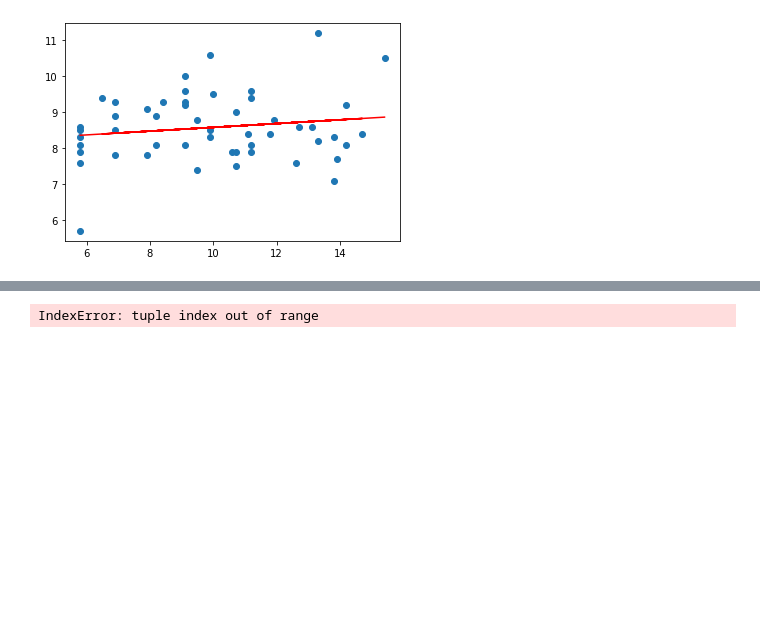
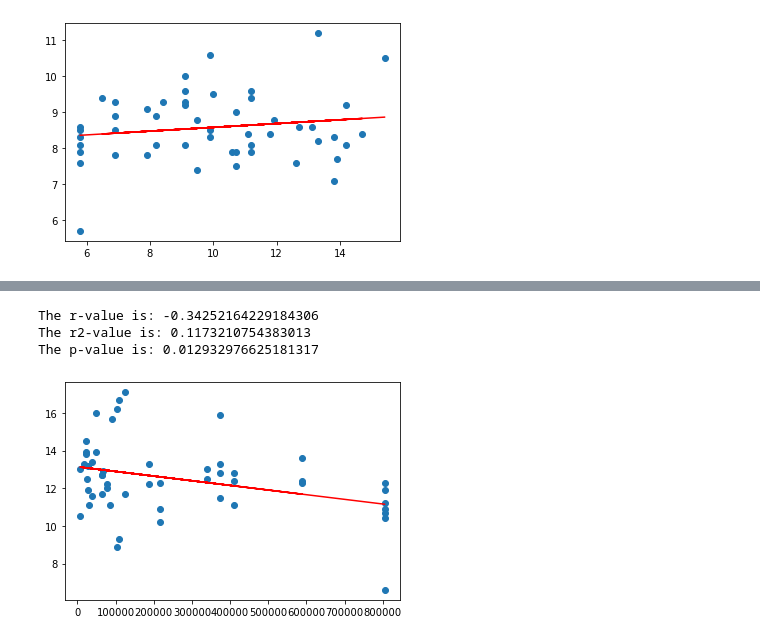
Before and after one commit to fisher1916/healthcare-disparities, a Jupyter notebook: Analysis/General_Demo_Analysis.ipynb, the cells around one changed output, grey strips where cells are left out. Cells and saved outputs as stored; diff of their text form; code cells hidden in the pictures; blank space fills up the shorter version.

```diff
--- a/Analysis/General_Demo_Analysis.ipynb
+++ b/Analysis/General_Demo_Analysis.ipynb
@@ -127,0 +171,4 @@ The p-value is: 0.2759471876468655
+# %%
+#Make Heart Failure DF
+HFDF = ORGenData.loc[ORGenData["Measure Name"] == "Death rate for heart failure patients"]
+HFDF.head()
@@ -128,22 +183,18 @@ The p-value is: 0.2759471876468655
 # %%
-# Plot a scatter and regression of annual river depth and salmon counts to see if any correlation
+# Plot a scatter and regression Total Population, and Heart Failture Deaths
 
-slope, intercept, rvalue, pvalue, stderr = linregress(genDataComplete["Total Population"],
-                                                      )
-regress_values = merged_willamette_salmon_temp_df["temp_f"] * slope + intercept
+slope, intercept, rvalue, pvalue, stderr = linregress(HFDF["Total Population"], HFDF["Score"])
+regress_values = HFDF["Total Population"] * slope + intercept
 line_eq = "y = " + str(round(slope,2)) + "x + " + str(round(intercept,2))
+fig, ax = plt.subplots()
+ax.plot(HFDF["Total Population"], regress_values, "r-")
+ax.scatter(HFDF["Total Population"], HFDF["Score"])
 print(f"The r-value is: {rvalue}")
 print(f"The r2-value is: {rvalue**2}")
 print(f"The p-value is: {pvalue}")
-
-fig, ax = plt.subplots()
-ax.set_xlabel("Temperature F")
-ax.set_ylabel("Chinook Count")
-ax.set_title("Willamette Falls Spring Chinook Count vs Temperature F (2009-2020)")
-ax.annotate(line_eq, (50,30000), fontsize=15, color="red")
-ax.plot(merged_willamette_salmon_temp_df["temp_f"], regress_values, "r-")
-ax.scatter(merged_willamette_salmon_temp_df["temp_f"],merged_willamette_salmon_temp_df["Chinook"])
-plt.savefig(annual_image_path + "will_annual_scatter_temp.png")
 plt.show()
 # %% [output]
-IndexError: tuple index out of range
+The r-value is: -0.34252164229184306
+The r2-value is: 0.1173210754383013
+The p-value is: 0.012932976625181317
+[figure, added]
```
Also changed, not shown: parts of 21 cells of this notebook.
